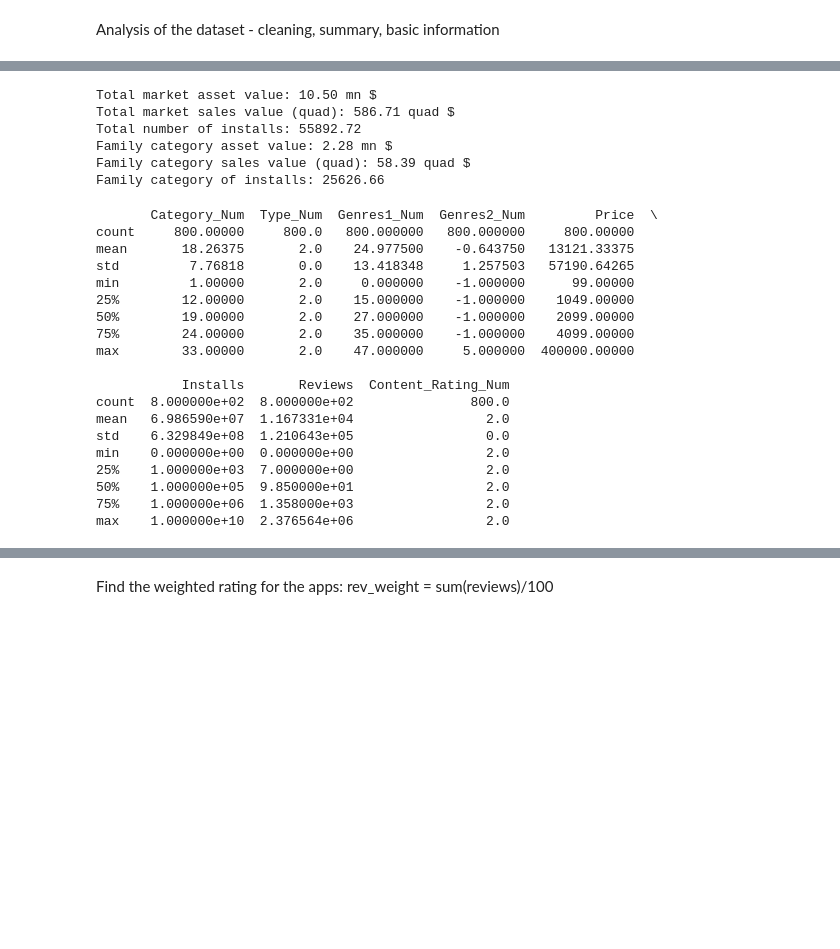
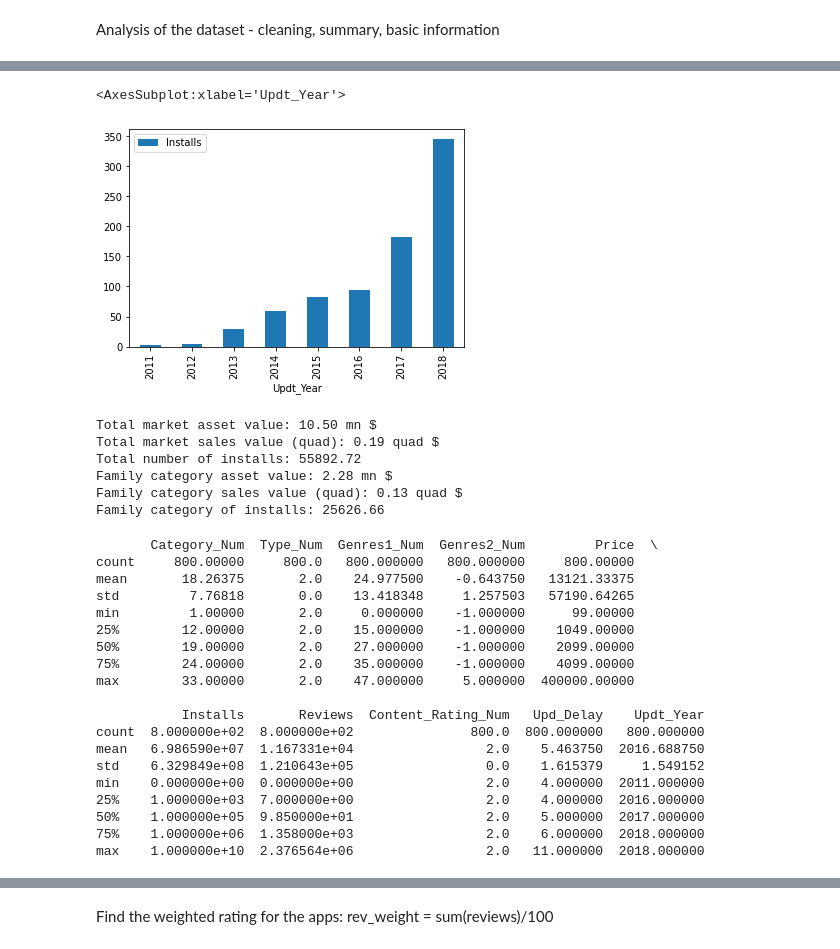
Before and after one commit to Rodauv/google_playstore_stats, a Jupyter notebook: my_mobapp_studio.ipynb, the cells around one changed output, grey strips where cells are left out. Drawn from its saved outputs; the diff is of its cells as text; code cells hidden in the pictures; blank space fills up the shorter version.

```diff
--- a/my_mobapp_studio.ipynb
+++ b/my_mobapp_studio.ipynb
@@ -172,31 +186,49 @@ dataset_clean.head(10)
 | 479 | 8 | DATING | 2 | Paid | 14 | -1 | Dating | None | Truth or Dare Pro | ... |
 | 480 | 8 | DATING | 2 | Paid | 14 | -1 | Dating | None | Private Dating, Hide App- Blue fo... | ... |
 | 481 | 8 | DATING | 2 | Paid | 14 | -1 | Dating | None | Ad Blocker for SayHi | ... |
+# %%
+#Definition of the years since the application was last time updated.
+
+def define_app_support(df):
+    df['Upd_Delay'] = df['Last_Updated'].apply(maint_del)
+    df['Upd_Delay'] = df['Upd_Delay'].astype('int')
+    df['Updt_Year'] = df['Last_Updated'].apply(maint_year)
+    df['Updt_Year'] = df['Updt_Year'].astype('int')
+    return df
+
+dataset_clean_dated = define_app_support(dataset_clean)
+
+dataset_updates = dataset_clean_dated.groupby(['Updt_Year']).count()
+dataset_updates.plot(y='Installs', use_index=True, kind='bar')
+# %% [output]
+<AxesSubplot:xlabel='Updt_Year'>
+[figure, added]
 # %%
-#sum total market size, by price,
-def size_of_market(dataset_clean):
-    print(f"Total market asset value: {(dataset_clean['Price'].sum()/1_000_000):0.2f} mn $")
-    print(f"Total market sales value (quad): {(dataset_clean['Price'].sum()*dataset_clean['Installs'].sum()/1_000_000_000_000_000):0.2f} quad $")
+#sum total market size, by price -> CHECK VALUES AS NOT MATCHING WITH THE SUMMARY TABLE
+def size_of_market(df):
+    print(f"Total market asset value: {(df['Price'].sum()/1_000_000):0.2f} mn $")
+    print(f"Total market sales value (quad): {((df['Price']*df['Installs']).sum()/1_000_000_000_000_000):0.2f} quad $")
     print(f"Total number of installs: {(dataset_clean['Installs'].sum()/1_000_000):0.2f}")
-    dataset_clean_fam = dataset_clean.query("Category == 'FAMILY'")
-    print(f"Family category asset value: {(dataset_clean_fam['Price'].sum()/1_000_000):0.2f} mn $")
-    print(f"Family category sales value (quad): {(dataset_clean_fam['Price'].sum()*dataset_clean_fam['Installs'].sum()/1_000_000_000_000_000):0.2f} quad $")
-    print(f"Family category of installs: {(dataset_clean_fam['Installs'].sum()/1_000_000):0.2f}")
+    df_fam = df.query("Category == 'FAMILY'")
+    print(f"Family category asset value: {(df_fam['Price'].sum()/1_000_000):0.2f} mn $")
+    print(f"Family category sales value (quad): {((df_fam['Price']*df_fam['Installs']).sum()/1_000_000_000_000_000):0.2f} quad $")
+    print(f"Family category of installs: {(df_fam['Installs'].sum()/1_000_000):0.2f}")
 
 
-size_of_market(dataset_clean)
+
+size_of_market(dataset_clean_dated)
 # %% [output]
 Total market asset value: 10.50 mn $
-Total market sales value (quad): 586.71 quad $
+Total market sales value (quad): 0.19 quad $
 Total number of installs: 55892.72
 Family category asset value: 2.28 mn $
-Family category sales value (quad): 58.39 quad $
+Family category sales value (quad): 0.13 quad $
 Family category of installs: 25626.66
 # %%
 def print_summarize_dataset(df):
     print(df.describe())
 
-print_summarize_dataset(dataset_clean)
+print_summarize_dataset(dataset_clean_dated)
 # %% [output]
        Category_Num  Type_Num  Genres1_Num  Genres2_Num         Price  \
 count     800.00000     800.0   800.000000   800.000000     800.00000
@@ -208,12 +240,12 @@ min         1.00000       2.0     0.000000    -1.000000      99.00000
 75%        24.00000       2.0    35.000000    -1.000000    4099.00000
 max        33.00000       2.0    47.000000     5.000000  400000.00000
 
-           Installs       Reviews  Content_Rating_Num
-count  8.000000e+02  8.000000e+02               800.0
-mean   6.986590e+07  1.167331e+04                 2.0
-std    6.329849e+08  1.210643e+05                 0.0
-min    0.000000e+00  0.000000e+00                 2.0
-25%    1.000000e+03  7.000000e+00                 2.0
-50%    1.000000e+05  9.850000e+01                 2.0
-75%    1.000000e+06  1.358000e+03                 2.0
-max    1.000000e+10  2.376564e+06                 2.0
+           Installs       Reviews  Content_Rating_Num   Upd_Delay    Updt_Year
+count  8.000000e+02  8.000000e+02               800.0  800.000000   800.000000
+mean   6.986590e+07  1.167331e+04                 2.0    5.463750  2016.688750
+std    6.329849e+08  1.210643e+05                 0.0    1.615379     1.549152
+min    0.000000e+00  0.000000e+00                 2.0    4.000000  2011.000000
+25%    1.000000e+03  7.000000e+00                 2.0    4.000000  2016.000000
+50%    1.000000e+05  9.850000e+01                 2.0    5.000000  2017.000000
+75%    1.000000e+06  1.358000e+03                 2.0    6.000000  2018.000000
+max    1.000000e+10  2.376564e+06                 2.0   11.000000  2018.000000
```
Also changed, not shown: parts of 7 cells of this notebook.
